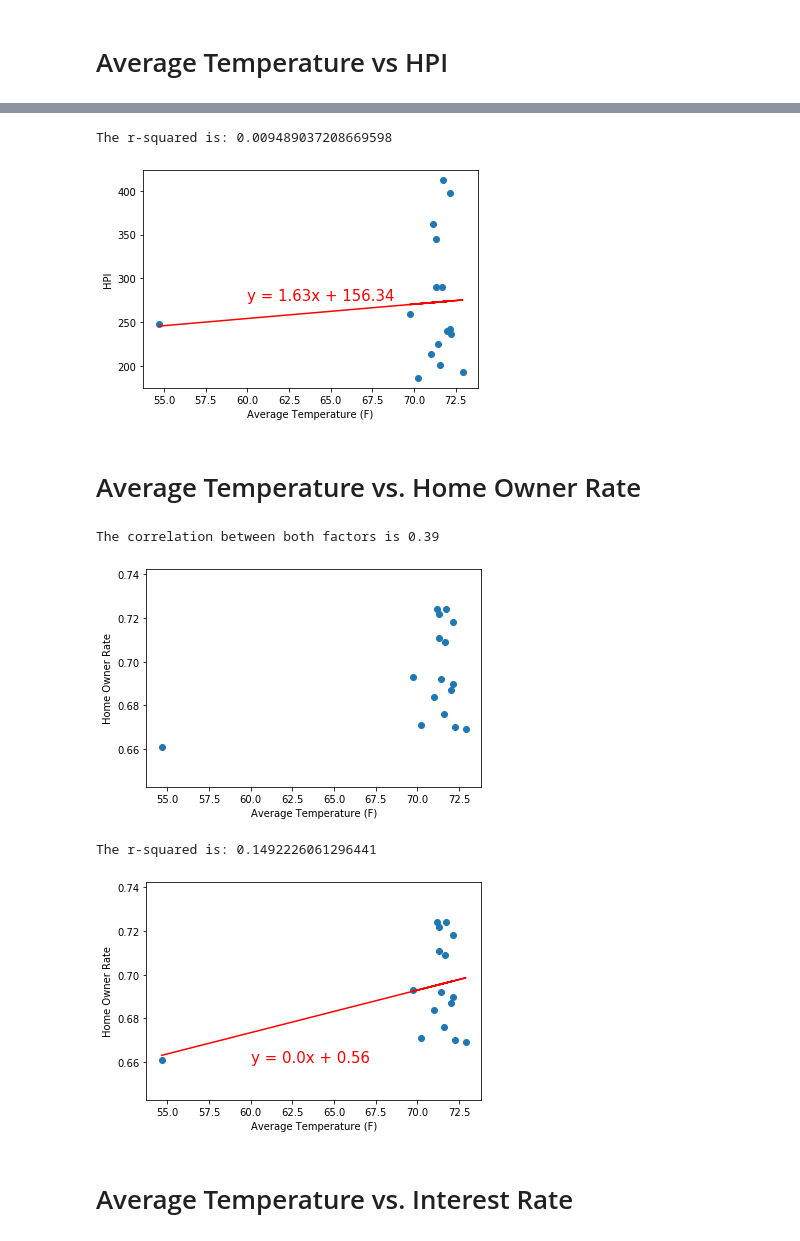
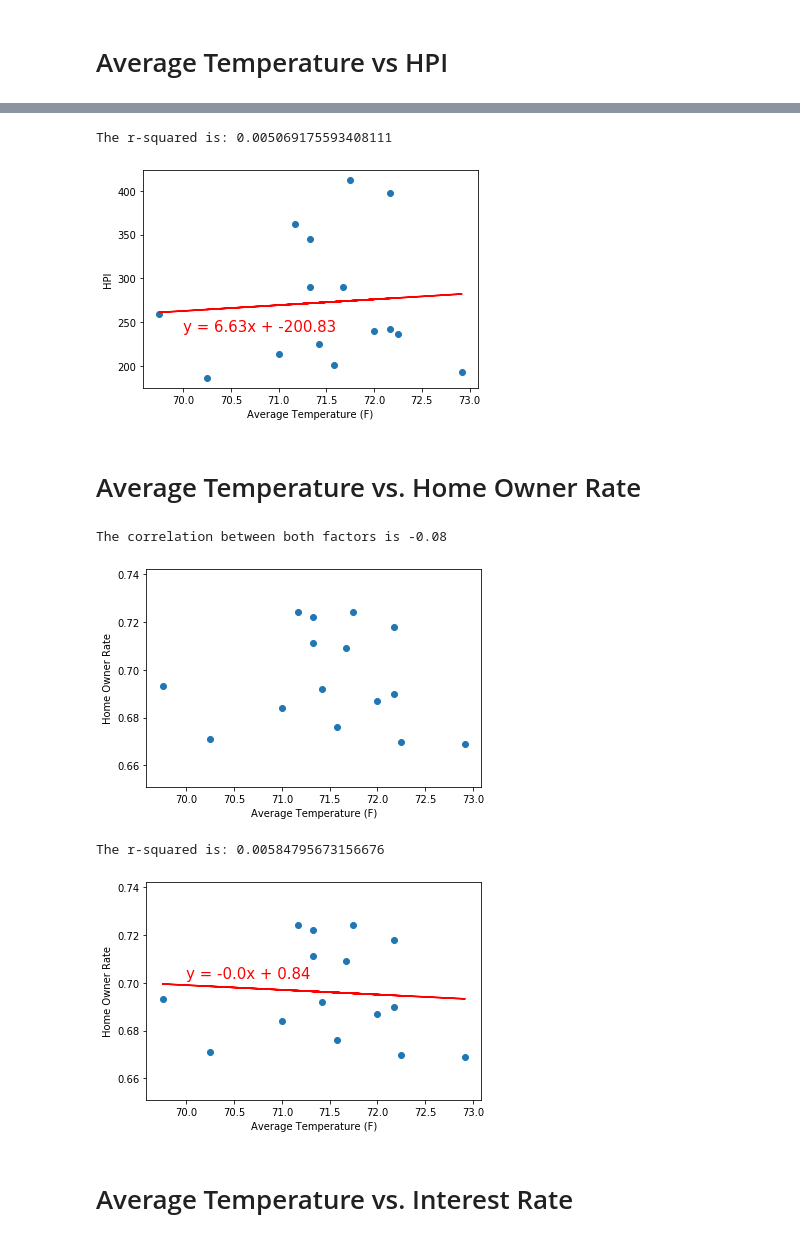
Before and after one commit to connorberek226/Final-Project, a Jupyter notebook: IL Data/Weather_Analysis.ipynb, the cells around one changed output, grey strips where cells are left out. Drawn from its saved outputs; the diff is of its cells as text; code cells hidden in the pictures.

Commit message:
final weather analysis code

```diff
--- a/IL Data/Weather_Analysis.ipynb
+++ b/IL Data/Weather_Analysis.ipynb
@@ -13,7 +13,7 @@ from sklearn import datasets
 from sqlalchemy import create_engine
 
 # Path to sqlite
-database_path = "../states_HPI_disa_weather_final2.csv"
+database_path = "../Xi/states_HPI_disa_weather_final2.csv"
 
 # Read database_path and store into Pandas data frame
 final_data = pd.read_csv(database_path)
@@ -369,7 +368,7 @@ FL_filter
 # %% [markdown]
 # Average Temperature vs HPI
 # %%
-FL_temp = FL_filter.iloc[:,9]
+FL_temp = FL_filter.iloc[:,11]
 FL_HPI = FL_filter.iloc[:,8]
 correlation = st.pearsonr(FL_temp, FL_HPI)
 plt.scatter(FL_temp, FL_HPI)
@@ -391,14 +390,14 @@ regress_values = x_values * slope + intercept
 line_eq = "y = " + str(round(slope,2)) + "x + " + str(round(intercept,2))
 plt.scatter(x_values,y_values)
 plt.plot(x_values,regress_values,"r-")
-plt.annotate(line_eq,(60,275),fontsize=15,color="red")
+plt.annotate(line_eq,(70,240),fontsize=15,color="red")
 plt.xlabel('Average Temperature (F)')
 plt.ylabel('HPI')
 print(f"The r-squared is: {rvalue**2}")
 plt.show()
 # %% [output]
-The r-squared is: 0.009489037208669598
+The r-squared is: 0.005069175593408111
-[figure, old version]
+[figure, new version]
 # %% [markdown]
 # Average Temperature vs. Home Owner Rate
 # %%
@@ -412,27 +411,27 @@ plt.ylabel('Home Owner Rate')
 print(f"The correlation between both factors is {round(correlation[0],2)}")
 plt.show()
 # %% [output]
-The correlation between both factors is 0.39
+The correlation between both factors is -0.08
-[figure, old version]
+[figure, new version]
 # %%
 # Add the linear regression equation and line to plot
 
 x_values = FL_temp
 y_values = FL_HomeOwnerRate
 correlation = st.pearsonr(FL_temp, FL_HomeOwnerRate)
 (slope, intercept, rvalue, pvalue, stderr) = linregress(x_values, y_values)
 regress_values = x_values * slope + intercept
 line_eq = "y = " + str(round(slope,2)) + "x + " + str(round(intercept,2))
 plt.scatter(x_values,y_values)
 plt.plot(x_values,regress_values,"r-")
-plt.annotate(line_eq,(60,.66),fontsize=15,color="red")
+plt.annotate(line_eq,(70,.702),fontsize=15,color="red")
 plt.xlabel('Average Temperature (F)')
 plt.ylabel('Home Owner Rate')
 print(f"The r-squared is: {rvalue**2}")
 plt.show()
 # %% [output]
-The r-squared is: 0.1492226061296441
+The r-squared is: 0.00584795673156676
-[figure, old version]
+[figure, new version]
 # %% [markdown]
 # Average Temperature vs. Interest Rate
 # %%
```
Also changed, not shown: parts of 50 cells of this notebook, 1 other file.
